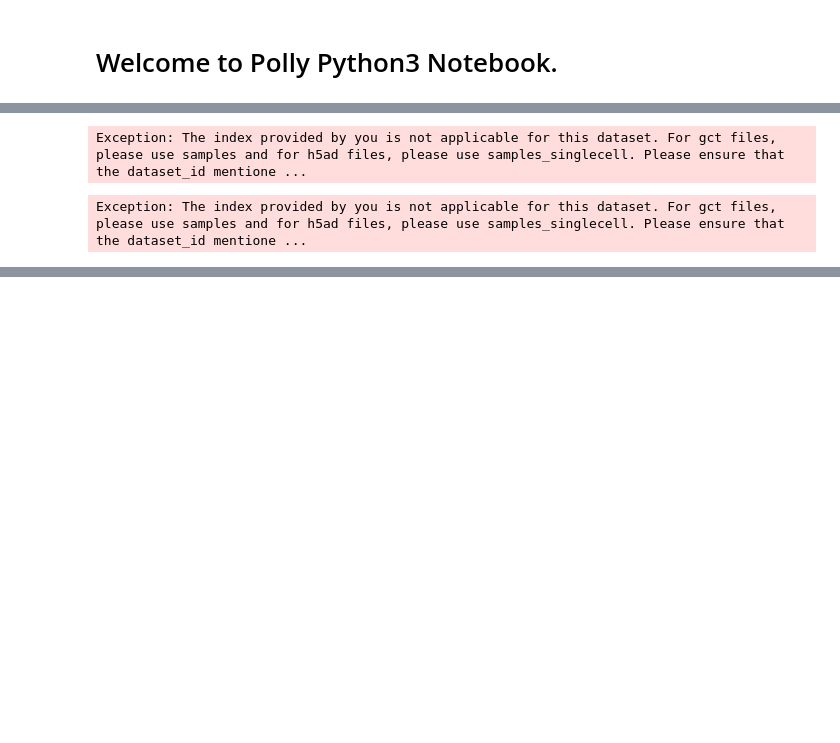
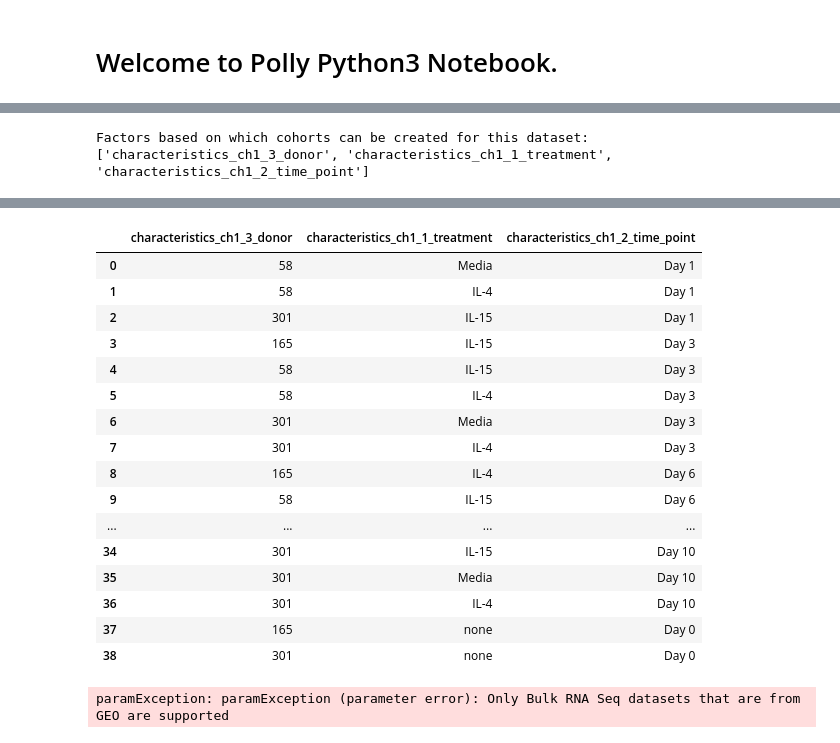
Before and after one commit to ElucidataInc/PublicAssets, a Jupyter notebook: internal-user/cohorts wheel file test.ipynb, the cells around one changed output, grey strips where cells are left out. Cells and saved outputs as stored; diff of their text form; code cells hidden in the pictures; blank space fills up the shorter version.

```diff
--- a/internal-user/cohorts wheel file test.ipynb
+++ b/internal-user/cohorts wheel file test.ipynb
@@ -48,13 +47,7 @@ Factors based on which cohorts can be created for this dataset: ['batch', 'treat
 | 36 | donor: 165 | notgiven | Day 0 |
 | 37 | donor: 58 | notgiven | Day 0 |
 | 38 | donor: 301 | notgiven | Day 0 |
-# %%
-# incorrect dataset id from bulk rna seq OA, without '_raw'
-omixatlas.get_geo_cohorts('GSE132270_GPL11154')
-# %% [output]
-Exception: The index provided by you is not applicable for this dataset. For gct files, please use samples and for h5ad files, please use samples_singlecell. Please ensure that the dataset_id mentione ...
-# %%
-# incorrect dataset id from bulk rna seq OA, not present
-omixatlas.get_geo_cohorts('GSE132270_GPL11254')
-# %% [output]
-Exception: The index provided by you is not applicable for this dataset. For gct files, please use samples and for h5ad files, please use samples_singlecell. Please ensure that the dataset_id mentione ...
+# %%
+omixatlas.identify_cohorts('geo_transcriptomics_omixatlas', 'GSE132270_GPL11154_raw')
+# %% [output]
+Factors based on which cohorts can be created for this dataset: ['characteristics_ch1_3_donor', 'characteristics_ch1_1_treatment', 'characteristics_ch1_2_time_point']
@@ -60,0 +55,21 @@ Exception: The index provided by you is not applicable for this dataset. For gct
+|  | characteristics_ch1_3_donor | characteristics_ch1_1_treatment | characteristics_ch1_2_time_point |
+| 0 | 58 | Media | Day 1 |
+| 1 | 58 | IL-4 | Day 1 |
+| 2 | 301 | IL-15 | Day 1 |
+| 3 | 165 | IL-15 | Day 3 |
+| 4 | 58 | IL-15 | Day 3 |
+| 5 | 58 | IL-4 | Day 3 |
+| 6 | 301 | Media | Day 3 |
+| 7 | 301 | IL-4 | Day 3 |
+| 8 | 165 | IL-4 | Day 6 |
+| 9 | 58 | IL-15 | Day 6 |
+| ... | ... | ... | ... |
+| 34 | 301 | IL-15 | Day 10 |
+| 35 | 301 | Media | Day 10 |
+| 36 | 301 | IL-4 | Day 10 |
+| 37 | 165 | none | Day 0 |
+| 38 | 301 | none | Day 0 |
+# %%
+omixatlas.identify_cohorts('single_cell_rnaseq_omixatlas', 'GSE141017_GPL17021')
+# %% [output]
+paramException: paramException (parameter error): Only Bulk RNA Seq datasets that are from GEO are supported
```
Also changed, not shown: parts of 3 cells of this notebook.
